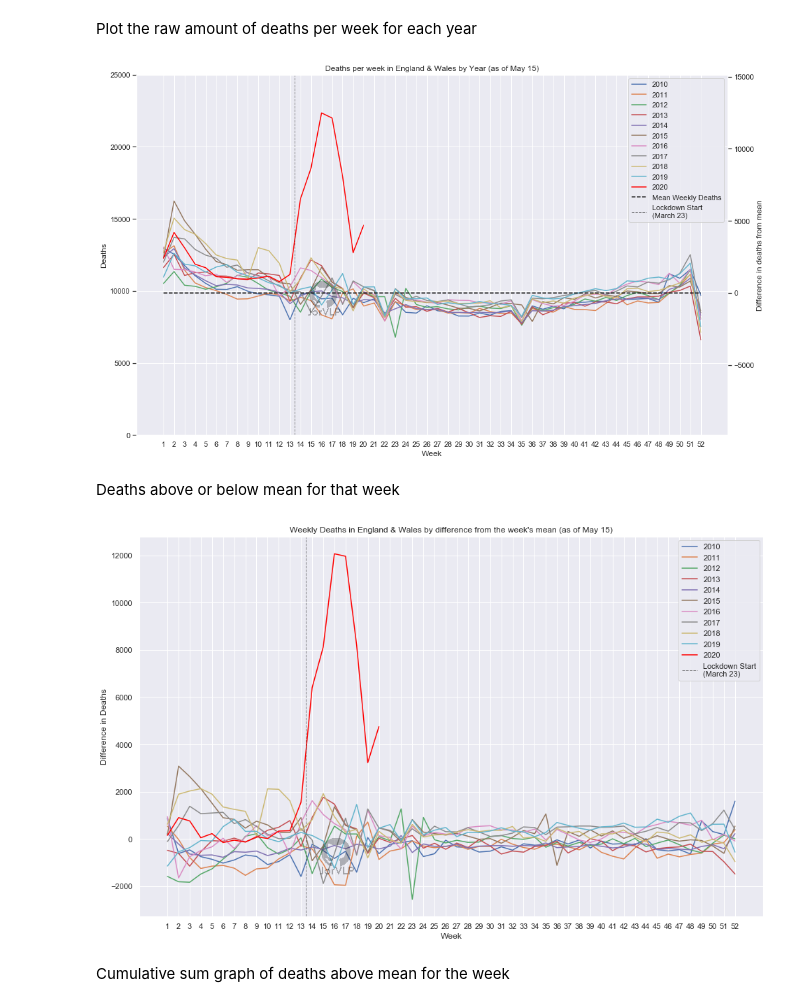
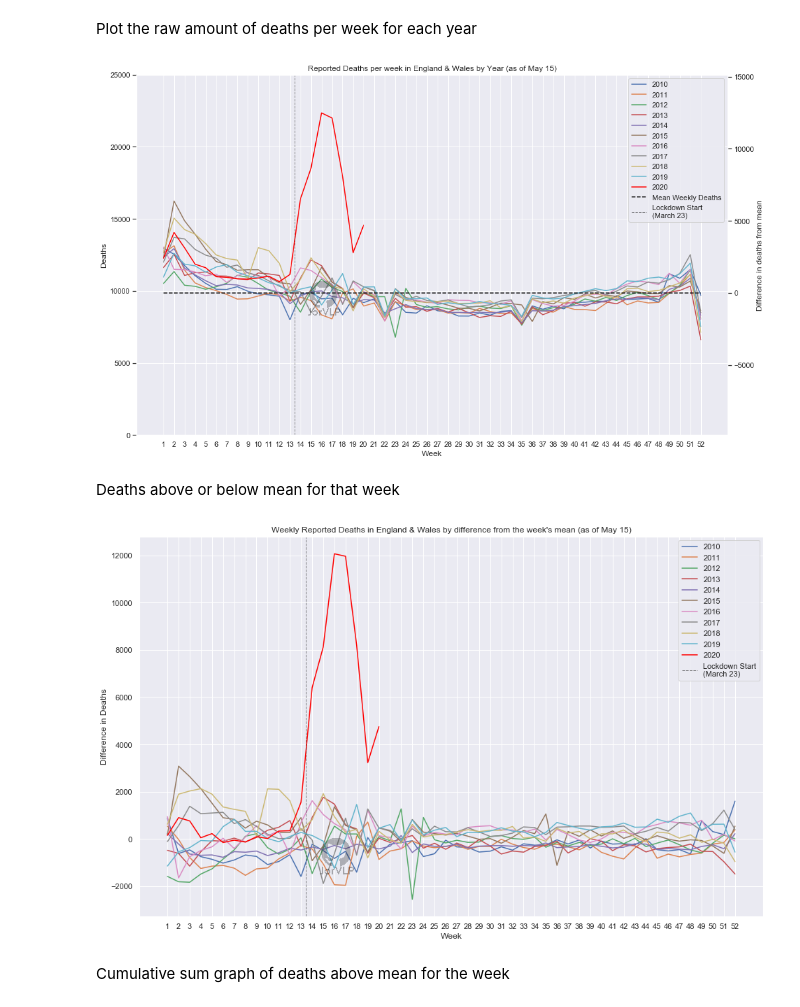
Before and after one commit to JorVLP/2020-Mortality-Analysis, a Jupyter notebook: deathsdata.ipynb, the cells around one changed output. Saved outputs shown, nothing was run; the diff lists cells and outputs as text; code cells hidden in the pictures.

Commit message:
change titles from "deaths" to "reported deaths"

```diff
--- a/deathsdata.ipynb
+++ b/deathsdata.ipynb
@@ -57,31 +57,31 @@ Plot the raw amount of deaths per week for each year
 # %%
 # set y limit to next highest multiple of 0.5 * 10^n
 v_max = np.nanmax(deaths_table)
 power = np.floor(np.log10(v_max))
 y_max = np.ceil(v_max*2 / (10**power)) * (10**power) / 2
 
 fig,ax = plot_data(deaths_table)
 fig.figimage(watermark, 320, 220, zorder=3, alpha=.3)
 plt.plot([1,52],[mean,mean], "k--", label="Mean Weekly Deaths")
 # lockdown start date
 plt.plot([lockdown_start_week, lockdown_start_week], [0, y_max], "k--", alpha=0.5, label=f"Lockdown Start\n({lockdown_start})", linewidth=1)
 
 plt.legend()
 plt.ylim(0,y_max)
-plt.title(f"Deaths per week in England & Wales by Year (as of {last_data_update})")
+plt.title(f"Reported Deaths per week in England & Wales by Year (as of {last_data_update})")
 plt.xlabel("Week")
 plt.ylabel("Deaths")
 
 # Add the 2nd y-axis showing difference from mean
 plt.twinx()
 plt.ylim(-mean,y_max-mean)
 plt.grid(False)
 plt.ylabel("Difference in deaths from mean")
 
 plt.savefig("Deaths.png",bbox_inches="tight")
 plt.show()
 # %% [output]
-[figure, old version]
+[figure, new version]
 # %% [markdown]
 Deaths above or below mean for that week
 # %%
@@ -98,14 +98,14 @@ plt.figimage(watermark, 320, 100, zorder=3, alpha=.3)
 plt.ylim(ylim)
 
 plt.legend()
-plt.title(f"Weekly Deaths in England & Wales by difference from the week's mean (as of {last_data_update})")
+plt.title(f"Weekly Reported Deaths in England & Wales by difference from the week's mean (as of {last_data_update})")
 plt.xlabel("Week")
 plt.ylabel("Difference in Deaths")
 
 plt.savefig("mean_diff_deaths.png",bbox_inches="tight")
 plt.show()
 # %% [output]
-[figure, old version]
+[figure, new version]
 # %% [markdown]
 Cumulative sum graph of deaths above mean for the week
 # %%
```
Also changed, not shown: parts of 1 cell of this notebook, 3 other files.
